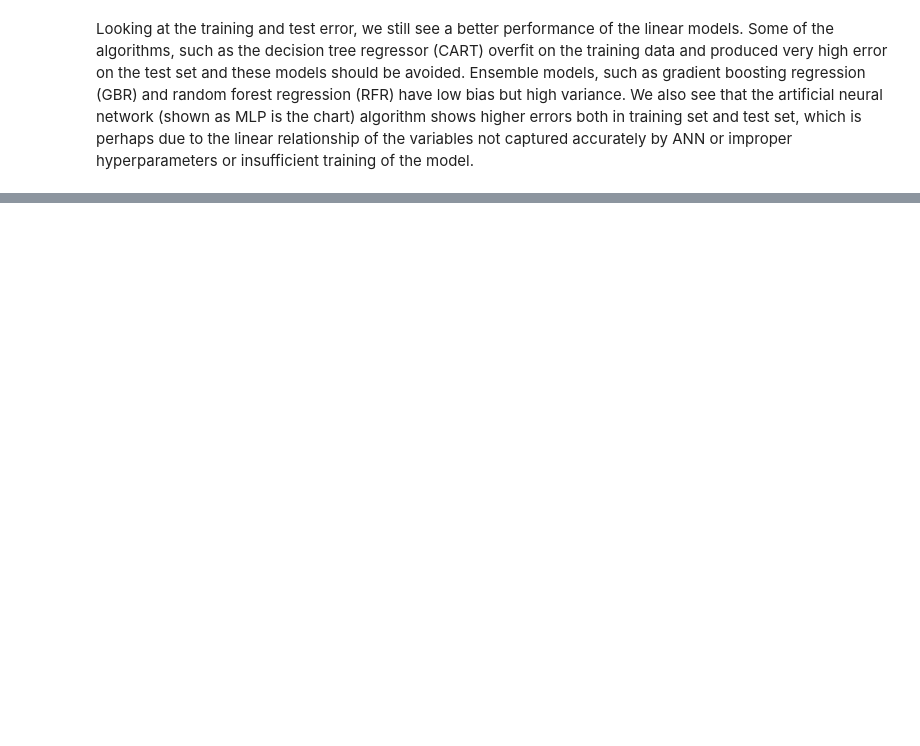
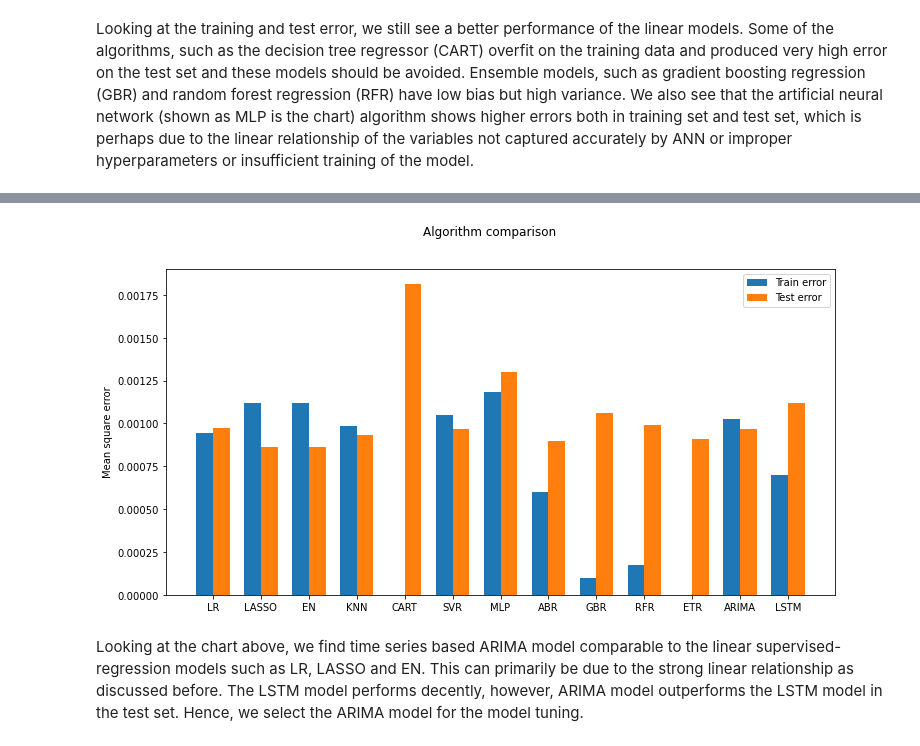
Before and after one commit to y30308/ML_Fin, a Jupyter notebook: ch5_1_StockPricePrediction.ipynb, the cells around one changed output, grey strips where cells are left out. Cells and saved outputs as stored; diff of their text form; code cells hidden in the pictures; blank space fills up the shorter version.

```diff
--- a/ch5_1_StockPricePrediction.ipynb
+++ b/ch5_1_StockPricePrediction.ipynb
@@ -302,0 +439,38 @@ We also see that the artificial neural network (shown as MLP is the chart) algor
+# %%
+error_training_LSTM = mean_squared_error(Y_train_LSTM, LSTMmodel.predict(X_train_LSTM))
+predicted = LSTMmodel.predict(X_test_LSTM)
+error_test_LSTM = mean_squared_error(Y_test, predicted)
+# %%
+# Append to previous results
+test_results.append(error_test_ARIMA)
+test_results.append(error_test_LSTM)
+
+train_results.append(error_training_ARIMA)
+train_results.append(error_training_LSTM)
+
+names.append("ARIMA")
+names.append("LSTM")
+# %%
+# Compare algorithms
+fig  = pyplot.figure()
+
+ind = np.arange(len(names))    #the x locations for the groups
+width = 0.35    #the width of the bars
+
+fig.suptitle('Algorithm comparison')
+ax = fig.add_subplot(111)
+pyplot.bar(ind - width/2, train_results, width=width, label='Train error')
+pyplot.bar(ind + width/2, test_results, width=width, label='Test error')
+fig.set_size_inches(12, 6)
+pyplot.legend()
+ax.set_xticks(ind)
+ax.set_xticklabels(names)
+pyplot.ylabel('Mean square error')
+pyplot.show()
+# %% [output]
+[figure, added]
+# %% [markdown]
+Looking at the chart above, we find time series based ARIMA model comparable to the linear supervised-regression models such as LR, LASSO and EN.
+This can primarily be due to the strong linear relationship as discussed before.
+The LSTM model performs decently, however, ARIMA model outperforms the LSTM model in the test set.
+Hence, we select the ARIMA model for the model tuning.
```
Also changed, not shown: parts of 35 cells of this notebook.
